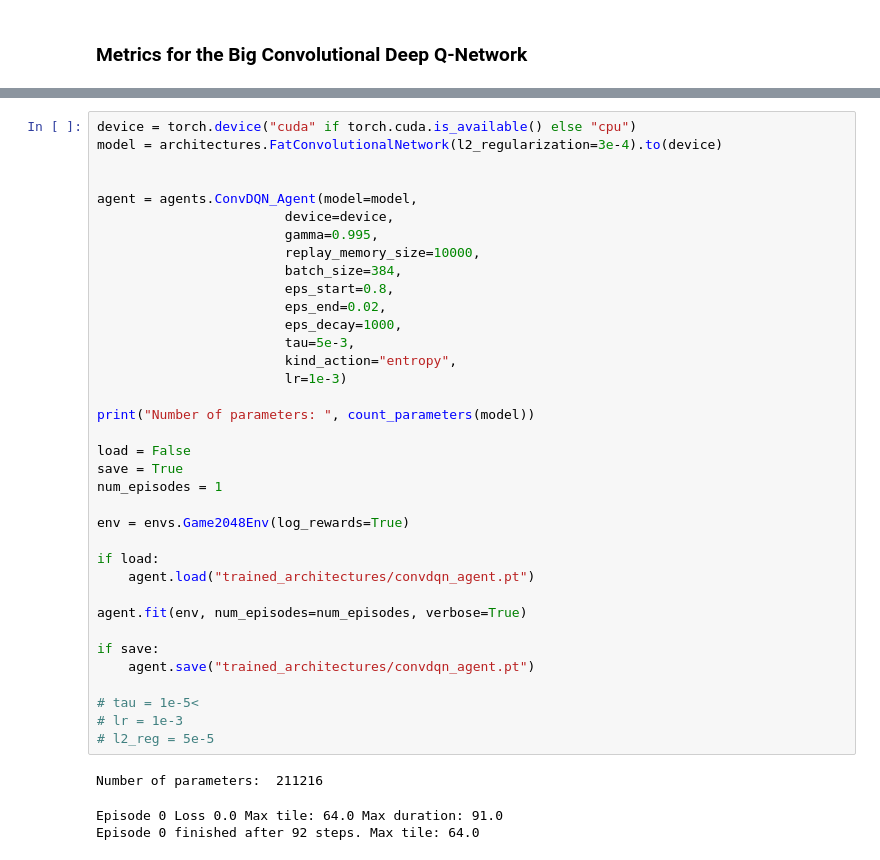
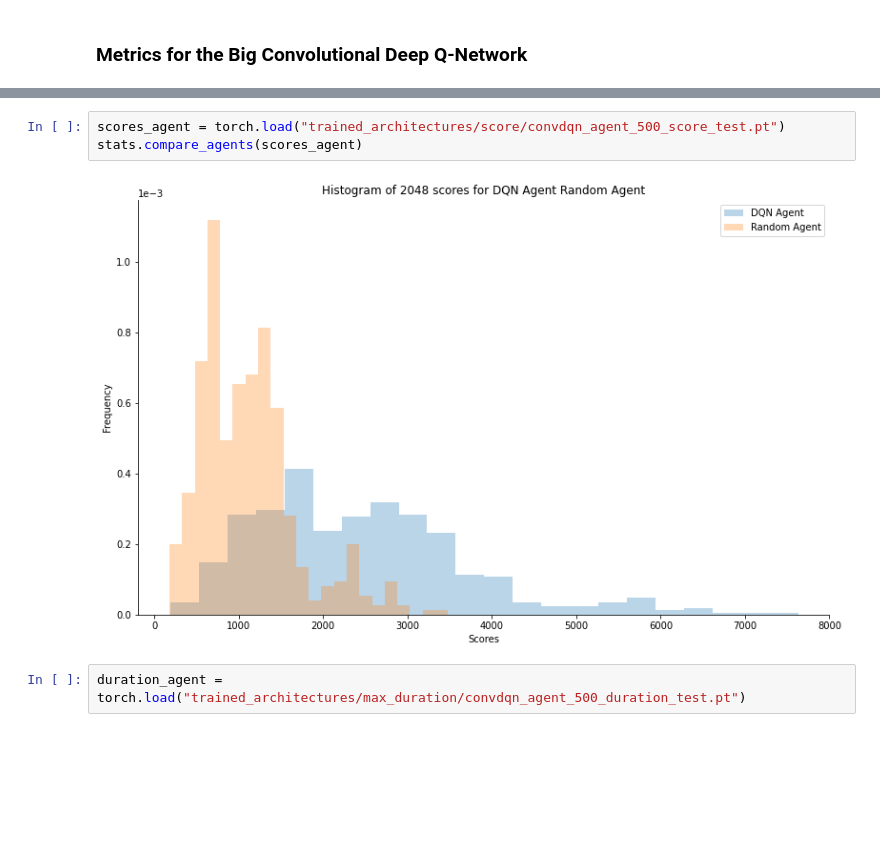
Before and after one commit to IsacPasianotto/2048-DRL, a Jupyter notebook: Report.ipynb, the cells around one changed output, grey strips where cells are left out. Saved outputs shown, nothing was run; the diff lists cells and outputs as text; blank space fills up the shorter version.

```diff
--- a/Report.ipynb
+++ b/Report.ipynb
@@ -141,40 +93,7 @@ plt.ion()
-# %%
-device = torch.device("cuda" if torch.cuda.is_available() else "cpu")
-model = architectures.FatConvolutionalNetwork(l2_regularization=3e-4).to(device)
-
-
-agent = agents.ConvDQN_Agent(model=model,
-                        device=device,
-                        gamma=0.995,
-                        replay_memory_size=10000,
-                        batch_size=384,
-                        eps_start=0.8,
-                        eps_end=0.02,
-                        eps_decay=1000,
-                        tau=5e-3,
-                        kind_action="entropy",
-                        lr=1e-3)
-
-print("Number of parameters: ", count_parameters(model))
-
-load = False
-save = True
-num_episodes = 1
-
-env = envs.Game2048Env(log_rewards=True)
-
-if load:
-    agent.load("trained_architectures/convdqn_agent.pt")
-
-agent.fit(env, num_episodes=num_episodes, verbose=True)
-
-if save:
-    agent.save("trained_architectures/convdqn_agent.pt")
-
-# tau = 1e-5<
-# lr = 1e-3
-# l2_reg = 5e-5
-# %% [output]
-Number of parameters:  211216
-Episode 0 Loss 0.0 Max tile: 64.0 Max duration: 91.0
-Episode 0 finished after 92 steps. Max tile: 64.0
+# %%
+scores_agent = torch.load("trained_architectures/score/convdqn_agent_500_score_test.pt")
+stats.compare_agents(scores_agent)
+# %% [output]
+[figure, added]
+# %%
+duration_agent = torch.load("trained_architectures/max_duration/convdqn_agent_500_duration_test.pt")
```
Also changed, not shown: parts of 27 cells of this notebook, 17 other files.
